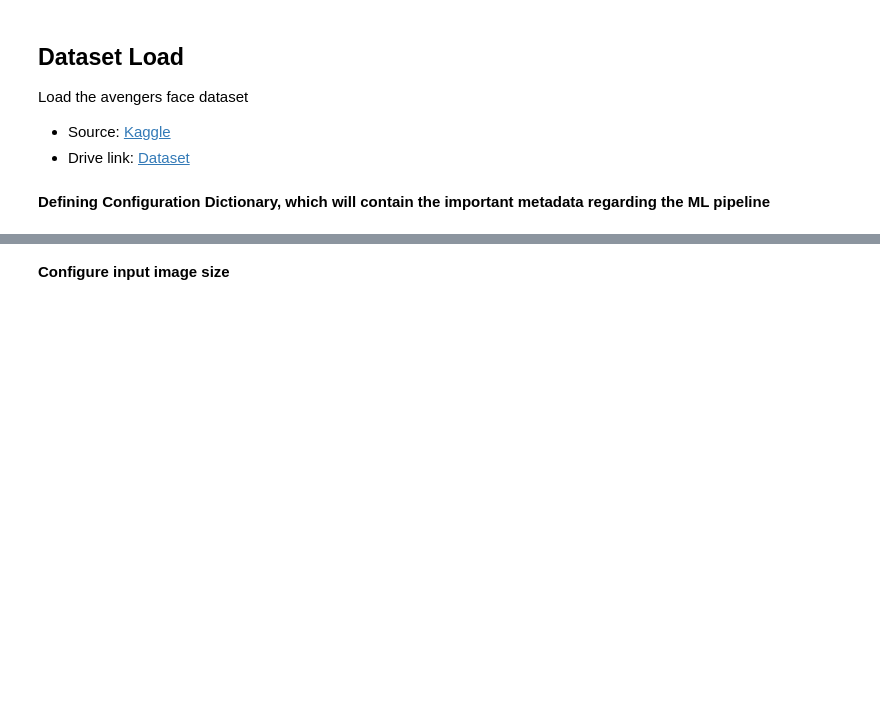
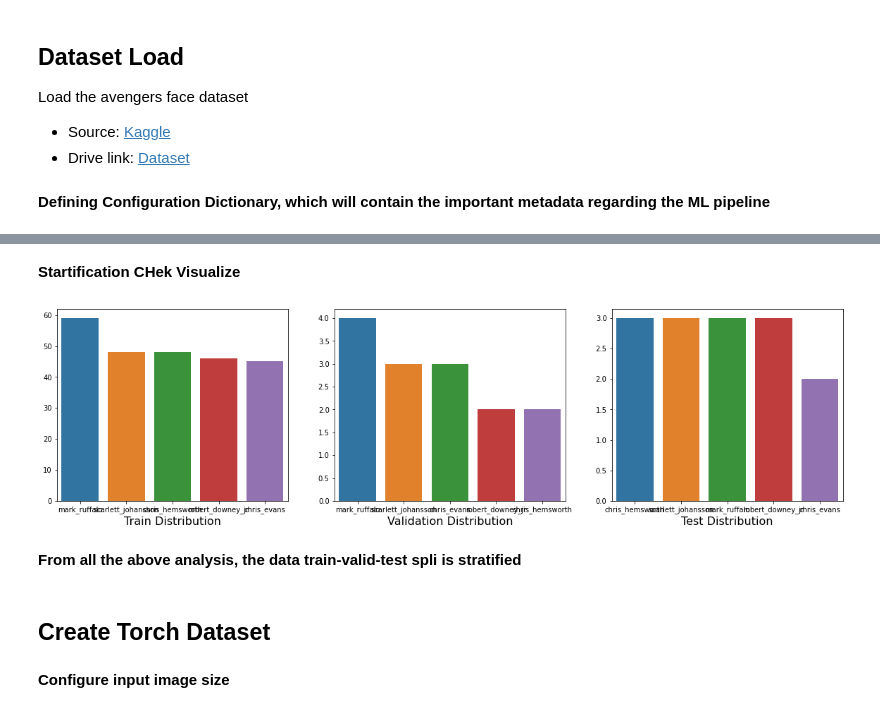
Before and after one commit to sayan0506/Face-Recognition-pipeline-using-SOTA-ArcFace, a Jupyter notebook: Face_recognition_using_arcface.ipynb, the cells around one changed output, grey strips where cells are left out. Saved outputs shown, nothing was run; the diff lists cells and outputs as text; code cells hidden in the pictures; blank space fills up the shorter version.

```diff
--- a/Face_recognition_using_arcface.ipynb
+++ b/Face_recognition_using_arcface.ipynb
@@ -97,0 +211,9 @@ config.imgs_folder = dataset_path
+# %%
+# train df
+train_df = pd.DataFrame(columns=['Image','Label'])
+# validation main df
+valid_main_df = pd.DataFrame(columns=['Image','Label'])
+# validation df
+valid_df = pd.DataFrame(columns=['Image','Label'])
+# test df
+test_df = pd.DataFrame(columns=['Image','Label'])
@@ -97,0 +248,13 @@ config.imgs_folder = dataset_path
+# %%
+def distribution_vis_check(train, valid, test):
+  '''
+  Target distribution
+  '''
+  xdf = [train.index, valid.index, test.index]
+  ydf = [train.values, valid.values, test.values]
+  label = ['Train Distribution', 'Validation Distribution', 'Test Distribution']
+  fig = plt.figure(figsize = (20,5))
+  for i in range(len(xdf)):
+    fig.add_subplot(1, len(xdf), i+1)
+    sns.barplot(x = xdf[i], y = ydf[i])
+    plt.xlabel(label[i], fontsize = 16)
@@ -98,3 +286,13 @@ config.imgs_folder = dataset_path
+# %% [markdown]
+**Startification CHek Visualize**
+# %%
+distribution_vis_check(train_df['Label'].value_counts(), valid_df['Label'].value_counts(), test_df['Label'].value_counts())
+# %% [output]
+[figure, added]
+# %% [markdown]
+**From all the above analysis, the data train-valid-test spli is stratified**
+# %% [markdown]
+## **Create Torch Dataset**
 # %% [markdown]
 **Configure input image size**
 # %%
```
Also changed, not shown: parts of 25 cells of this notebook.
